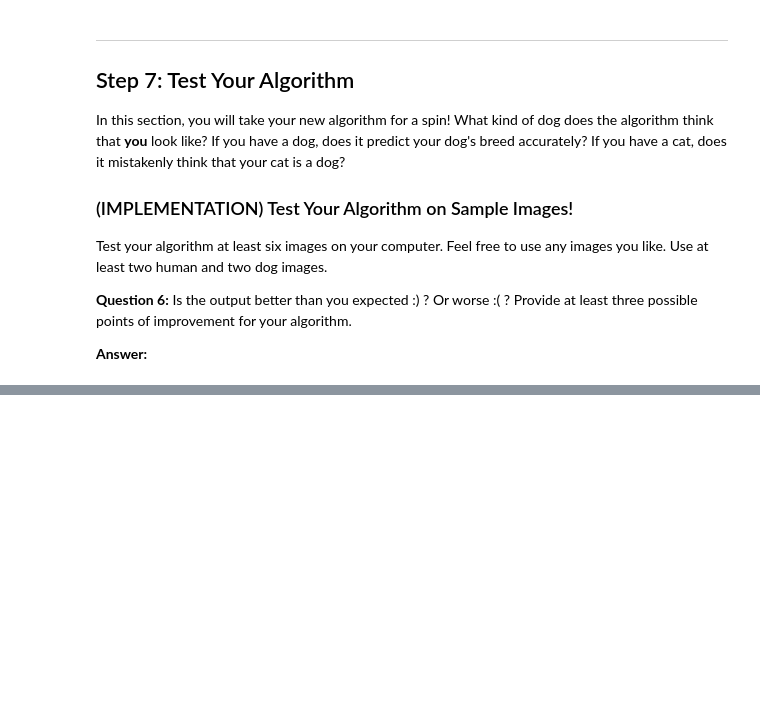
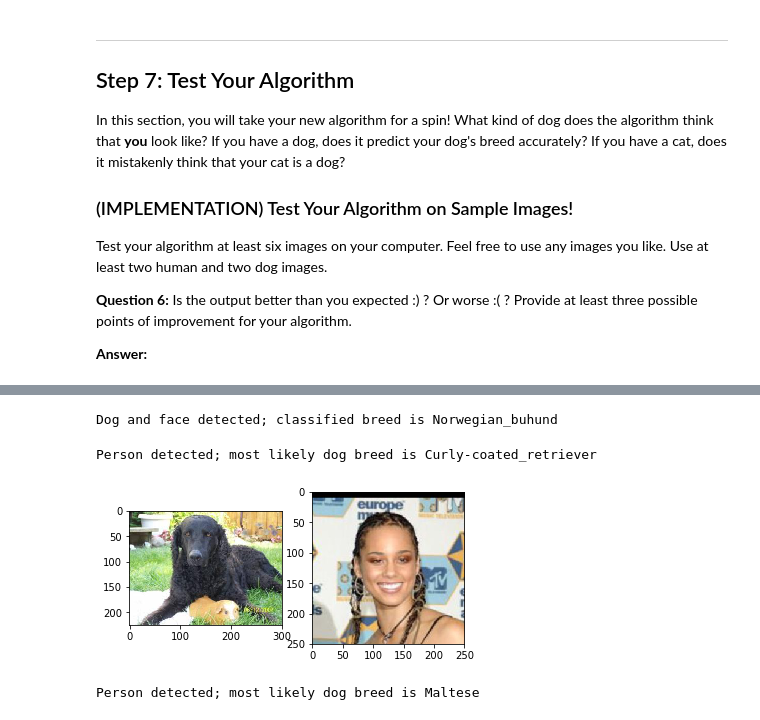
Before and after one commit to anooptomar1/udacity_dog_project, a Jupyter notebook: dog_app.ipynb, the cells around one changed output, grey strips where cells are left out. Drawn from its saved outputs; the diff is of its cells as text; code cells hidden in the pictures; blank space fills up the shorter version.

```diff
--- a/dog_app.ipynb
+++ b/dog_app.ipynb
@@ -817,6 +1022,17 @@ Test your algorithm at least six images on your computer.  Feel free to use any
 __Question 6:__ Is the output better than you expected :) ?  Or worse :( ?  Provide at least three possible points of improvement for your algorithm.
 
 __Answer:__
+# %%
+def get_img_path(filename):
+    return "/Users/Joshua.Newnham/Google Drive/Documents/jn/aind2/udacity_dog_project/test_images/{}".format(filename)
+# %%
+def show_images(imgs):
+    plt.subplot(1,2,1)
+    plt.imshow(misc.imread(imgs[0]))
+    #plt.show()
+    plt.subplot(1,2,2)
+    plt.imshow(misc.imread(imgs[1]))
+    #plt.show()
 # %%
 ## TODO: Execute your algorithm from Step 6 on
 ## at least 6 images on your computer.
@@ -823,0 +1044,16 @@ __Answer:__
+# %%
+print(get_breed(get_img_path("Akita_00258.jpg")))
+# %% [output]
+Dog and face detected; classified breed is Norwegian_buhund
+# %%
+print(get_breed(get_img_path("Alicia_Keys_0001.jpg")))
+# %% [output]
+Person detected; most likely dog breed is Curly-coated_retriever
+# %%
+show_images([get_img_path("Curly-coated_retriever_03859.jpg"), get_img_path("Alicia_Keys_0001.jpg")])
+# %% [output]
+[figure, added]
+# %%
+print(get_breed(get_img_path("Alicia_Witt_0001.jpg")))
+# %% [output]
+Person detected; most likely dog breed is Maltese
```
Also changed, not shown: parts of 32 cells of this notebook, 13 other files.
